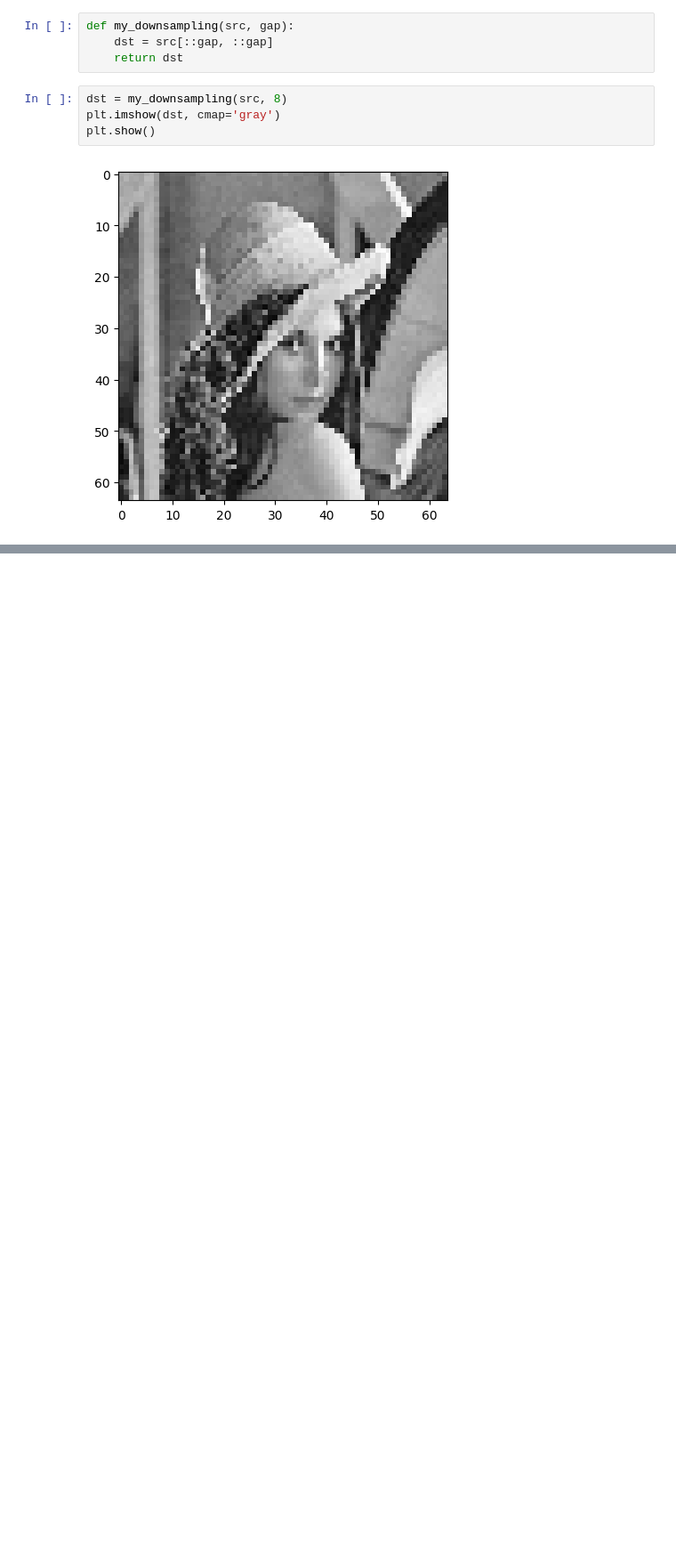
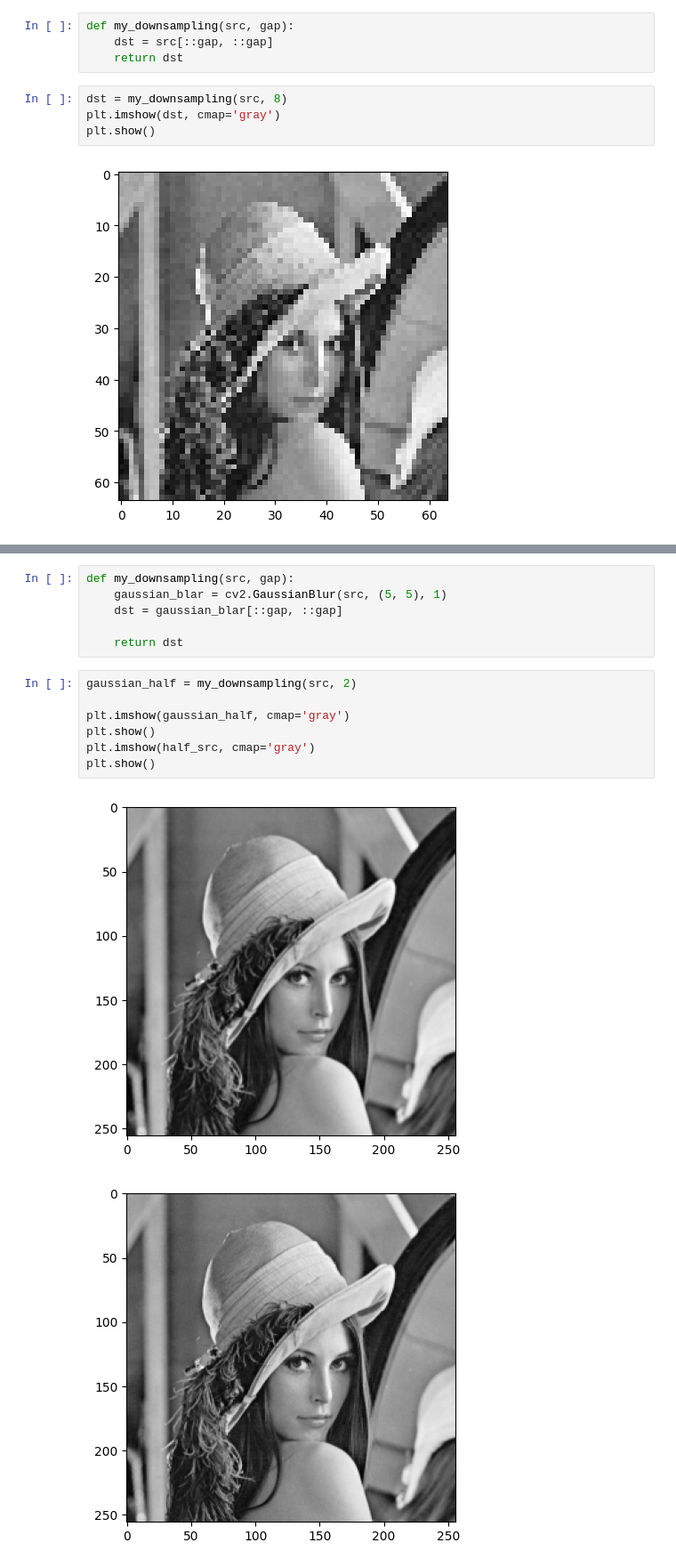
Before and after one commit to Swalbak/ImageProcessing, a Jupyter notebook: 4week/4주차.ipynb, the cells around one changed output, grey strips where cells are left out. Shown at 89% size. Saved outputs shown, nothing was run; the diff lists cells and outputs as text; blank space fills up the shorter version.

```diff
--- a/4week/4주차.ipynb
+++ b/4week/4주차.ipynb
@@ -51,0 +81,16 @@ plt.show()
+# %%
+def my_downsampling(src, gap):
+    gaussian_blar = cv2.GaussianBlur(src, (5, 5), 1)
+    dst = gaussian_blar[::gap, ::gap]
+
+    return dst
+# %%
+gaussian_half = my_downsampling(src, 2)
+
+plt.imshow(gaussian_half, cmap='gray')
+plt.show()
+plt.imshow(half_src, cmap='gray')
+plt.show()
+# %% [output]
+[figure, added]
+[figure, added]
```
Also changed, not shown: parts of 5 cells of this notebook, 2 other files.
